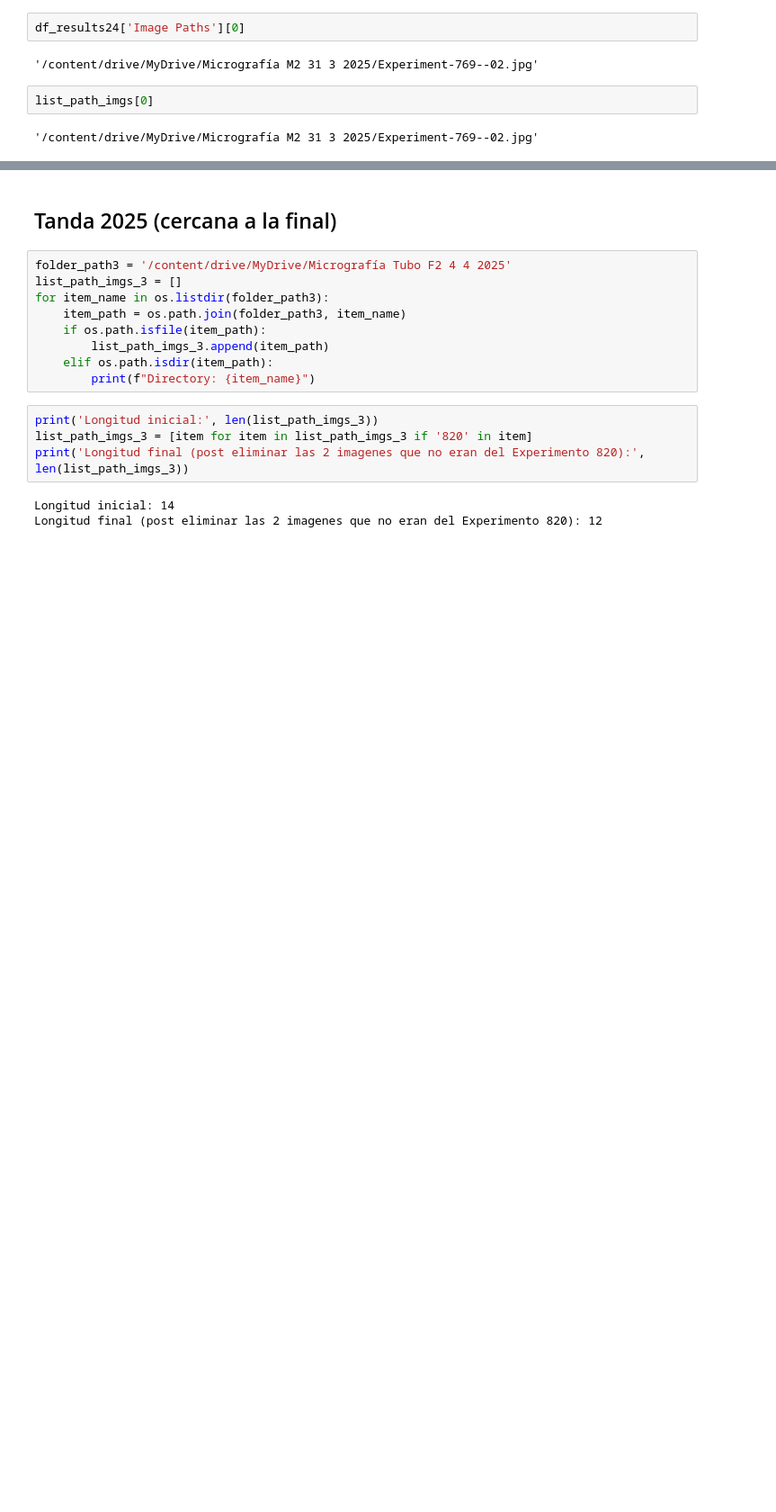
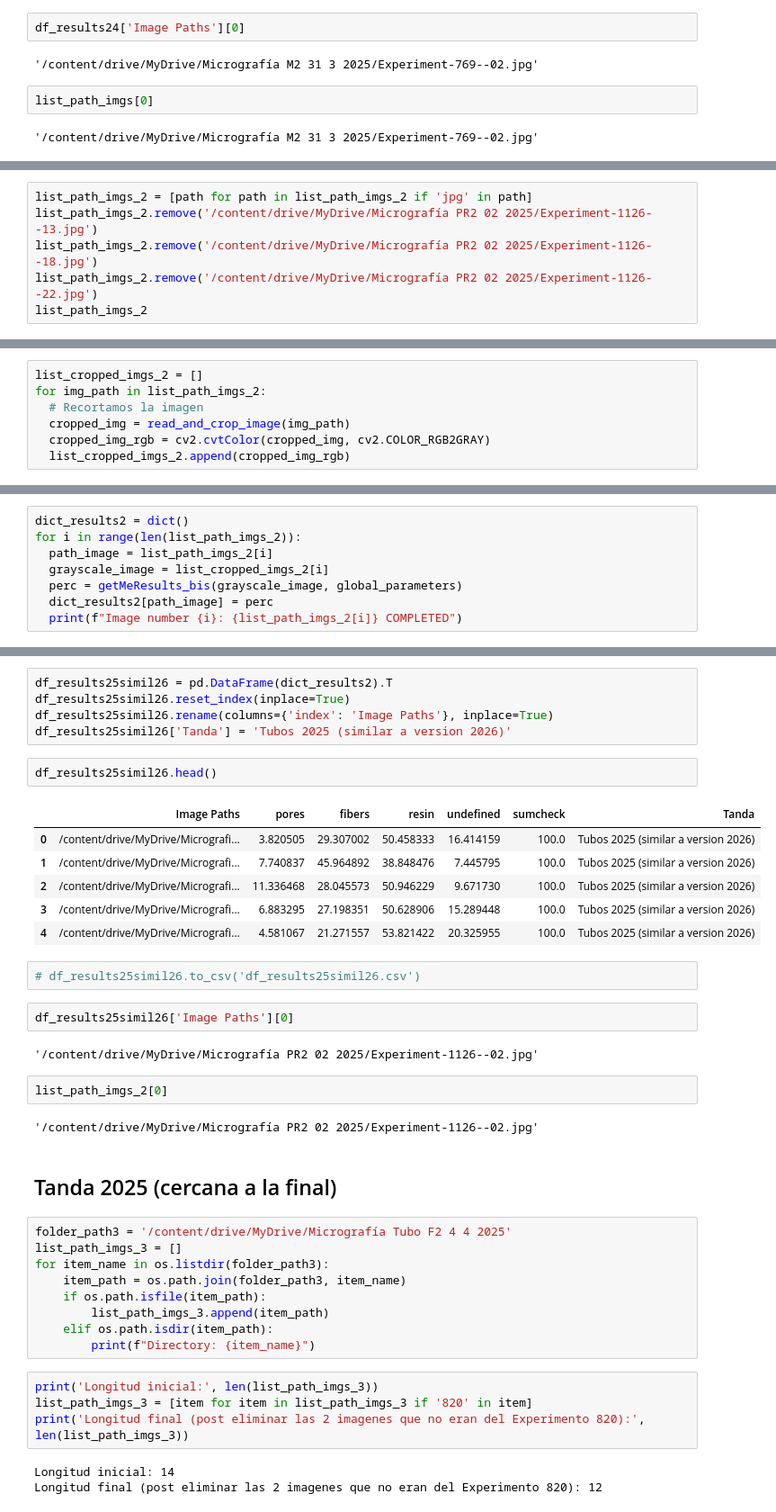
Before and after one commit to ichiP245/micrography-imgpro, a Jupyter notebook: ArchivosEntrega01/Entrega01.ipynb, the cells around one changed output, grey strips where cells are left out. Shown at 90% size. Saved outputs shown, nothing was run; the diff lists cells and outputs as text; blank space fills up the shorter version.

Commit message:
Completado los tres tubos

```diff
--- a/ArchivosEntrega01/Entrega01.ipynb
+++ b/ArchivosEntrega01/Entrega01.ipynb
@@ -294,0 +310,6 @@ list_path_imgs[0]
+# %%
+list_path_imgs_2 = [path for path in list_path_imgs_2 if 'jpg' in path]
+list_path_imgs_2.remove('/content/drive/MyDrive/Micrografía PR2 02 2025/Experiment-1126--13.jpg')
+list_path_imgs_2.remove('/content/drive/MyDrive/Micrografía PR2 02 2025/Experiment-1126--18.jpg')
+list_path_imgs_2.remove('/content/drive/MyDrive/Micrografía PR2 02 2025/Experiment-1126--22.jpg')
+list_path_imgs_2
@@ -294,0 +370,7 @@ list_path_imgs[0]
+# %%
+list_cropped_imgs_2 = []
+for img_path in list_path_imgs_2:
+  # Recortamos la imagen
+  cropped_img = read_and_crop_image(img_path)
+  cropped_img_rgb = cv2.cvtColor(cropped_img, cv2.COLOR_RGB2GRAY)
+  list_cropped_imgs_2.append(cropped_img_rgb)
@@ -294,0 +381,8 @@ list_path_imgs[0]
+# %%
+dict_results2 = dict()
+for i in range(len(list_path_imgs_2)):
+  path_image = list_path_imgs_2[i]
+  grayscale_image = list_cropped_imgs_2[i]
+  perc = getMeResults_bis(grayscale_image, global_parameters)
+  dict_results2[path_image] = perc
+  print(f"Image number {i}: {list_path_imgs_2[i]} COMPLETED")
@@ -295,3 +407,27 @@ list_path_imgs[0]
+# %%
+df_results25simil26 = pd.DataFrame(dict_results2).T
+df_results25simil26.reset_index(inplace=True)
+df_results25simil26.rename(columns={'index': 'Image Paths'}, inplace=True)
+df_results25simil26['Tanda'] = 'Tubos 2025 (similar a version 2026)'
+# %%
+df_results25simil26.head()
+# %% [output]
+|  | Image Paths | pores | fibers | resin | undefined | sumcheck | Tanda |
+| 0 | /content/drive/MyDrive/Micrografi... | 3.820505 | 29.307002 | 50.458333 | 16.414159 | 100.0 | Tubos 2025 (similar a version 2026) |
+| 1 | /content/drive/MyDrive/Micrografi... | 7.740837 | 45.964892 | 38.848476 | 7.445795 | 100.0 | Tubos 2025 (similar a version 2026) |
+| 2 | /content/drive/MyDrive/Micrografi... | 11.336468 | 28.045573 | 50.946229 | 9.671730 | 100.0 | Tubos 2025 (similar a version 2026) |
+| 3 | /content/drive/MyDrive/Micrografi... | 6.883295 | 27.198351 | 50.628906 | 15.289448 | 100.0 | Tubos 2025 (similar a version 2026) |
+| 4 | /content/drive/MyDrive/Micrografi... | 4.581067 | 21.271557 | 53.821422 | 20.325955 | 100.0 | Tubos 2025 (similar a version 2026) |
+# %%
+# df_results25simil26.to_csv('df_results25simil26.csv')
+# %%
+df_results25simil26['Image Paths'][0]
+# %% [output]
+'/content/drive/MyDrive/Micrografía PR2 02 2025/Experiment-1126--02.jpg'
+# %%
+list_path_imgs_2[0]
+# %% [output]
+'/content/drive/MyDrive/Micrografía PR2 02 2025/Experiment-1126--02.jpg'
 # %% [markdown]
 ## Tanda 2025 (cercana a la final)
 # %%
```
Also changed, not shown: parts of 11 cells of this notebook.
